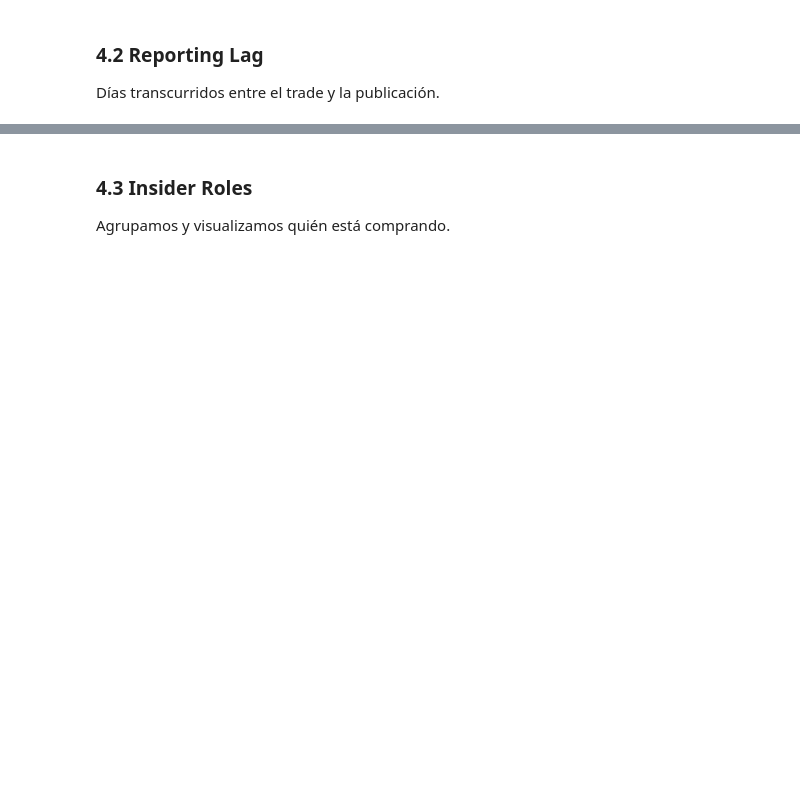
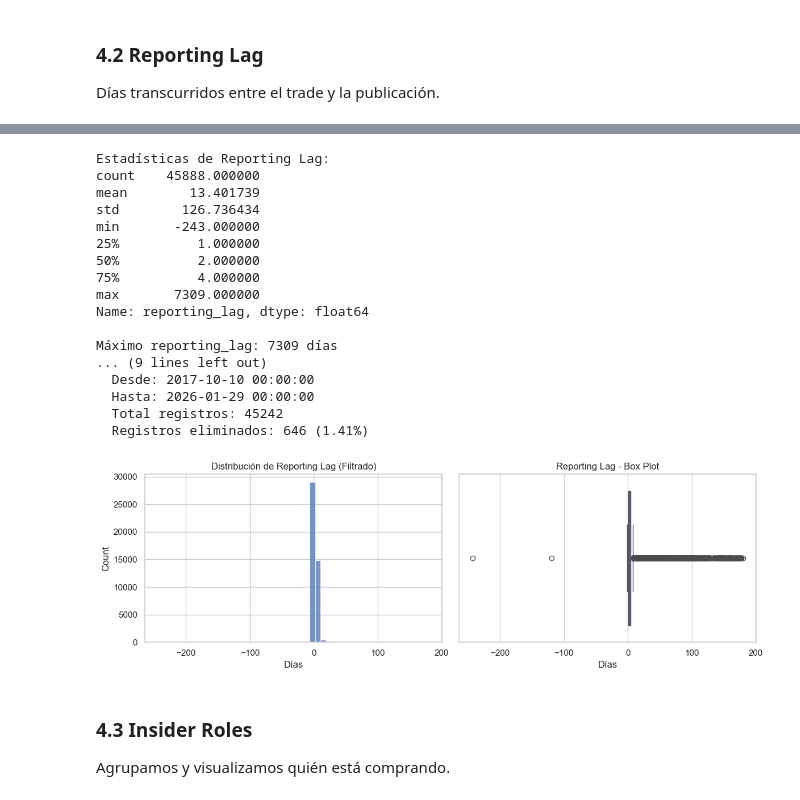
Before and after one commit to latmagan228/Stock-Market-Movement-Prediction-Through-Insider-Trading-and-Multi-Source-Financial-Data, a Jupyter notebook: src/data_processing/01_data_cleaning.ipynb, the cells around one changed output, grey strips where cells are left out. Drawn from its saved outputs; the diff is of its cells as text; code cells hidden in the pictures; blank space fills up the shorter version.

```diff
--- a/src/data_processing/01_data_cleaning.ipynb
+++ b/src/data_processing/01_data_cleaning.ipynb
@@ -106,3 +116,63 @@ Text(0.5, 1.0, 'Días de retraso en el reporte (Reporting Lag)')
+# %%
+# Analizar distribución de reporting_lag
+print("Estadísticas de Reporting Lag:")
+print(df['reporting_lag'].describe())
+print(f"\nMáximo reporting_lag: {df['reporting_lag'].max()} días")
+print(f"Transacciones con lag > 180 días: {(df['reporting_lag'] > 180).sum()}")
+print(f"Transacciones con lag > 365 días: {(df['reporting_lag'] > 365).sum()}")
+
+# Analizar rango de fechas antes del filtrado
+print(f"\n📅 Rango de trade_date ANTES del filtrado:")
+print(f"  Desde: {df['trade_date'].min()}")
+print(f"  Hasta: {df['trade_date'].max()}")
+print(f"  Total registros: {len(df)}")
+
+# Filtrar casos extremos (reporting_lag > 180 días)
+MAX_REPORTING_LAG = 180
+df_filtered = df[df['reporting_lag'] <= MAX_REPORTING_LAG].copy()
+
+print(f"\n🔍 Después de filtrar (lag <= {MAX_REPORTING_LAG} días):")
+print(f"  Desde: {df_filtered['trade_date'].min()}")
+print(f"  Hasta: {df_filtered['trade_date'].max()}")
+print(f"  Total registros: {len(df_filtered)}")
+print(f"  Registros eliminados: {len(df) - len(df_filtered)} ({100*(len(df) - len(df_filtered))/len(df):.2f}%)")
+
+# Actualizar df con los datos filtrados
+df = df_filtered
+
+# Visualizar distribución después del filtrado
+plt.figure(figsize=(12, 4))
+
+plt.subplot(1, 2, 1)
+sns.histplot(df['reporting_lag'], bins=50)
+plt.title("Distribución de Reporting Lag (Filtrado)")
+plt.xlabel("Días")
+
+plt.subplot(1, 2, 2)
+sns.boxplot(x=df['reporting_lag'])
+plt.title("Reporting Lag - Box Plot")
+plt.xlabel("Días")
+
+plt.tight_layout()
+# %% [output]
+Estadísticas de Reporting Lag:
+count    45888.000000
+mean        13.401739
+std        126.736434
+min       -243.000000
+25%          1.000000
+50%          2.000000
+75%          4.000000
+max       7309.000000
+Name: reporting_lag, dtype: float64
+
+Máximo reporting_lag: 7309 días
+... (9 lines left out)
+  Desde: 2017-10-10 00:00:00
+  Hasta: 2026-01-29 00:00:00
+  Total registros: 45242
+  Registros eliminados: 646 (1.41%)
+[figure, added]
 # %% [markdown]
 ### 4.3 Insider Roles
 Agrupamos y visualizamos quién está comprando.
```
Also changed, not shown: parts of 12 cells of this notebook, 9 other files.
